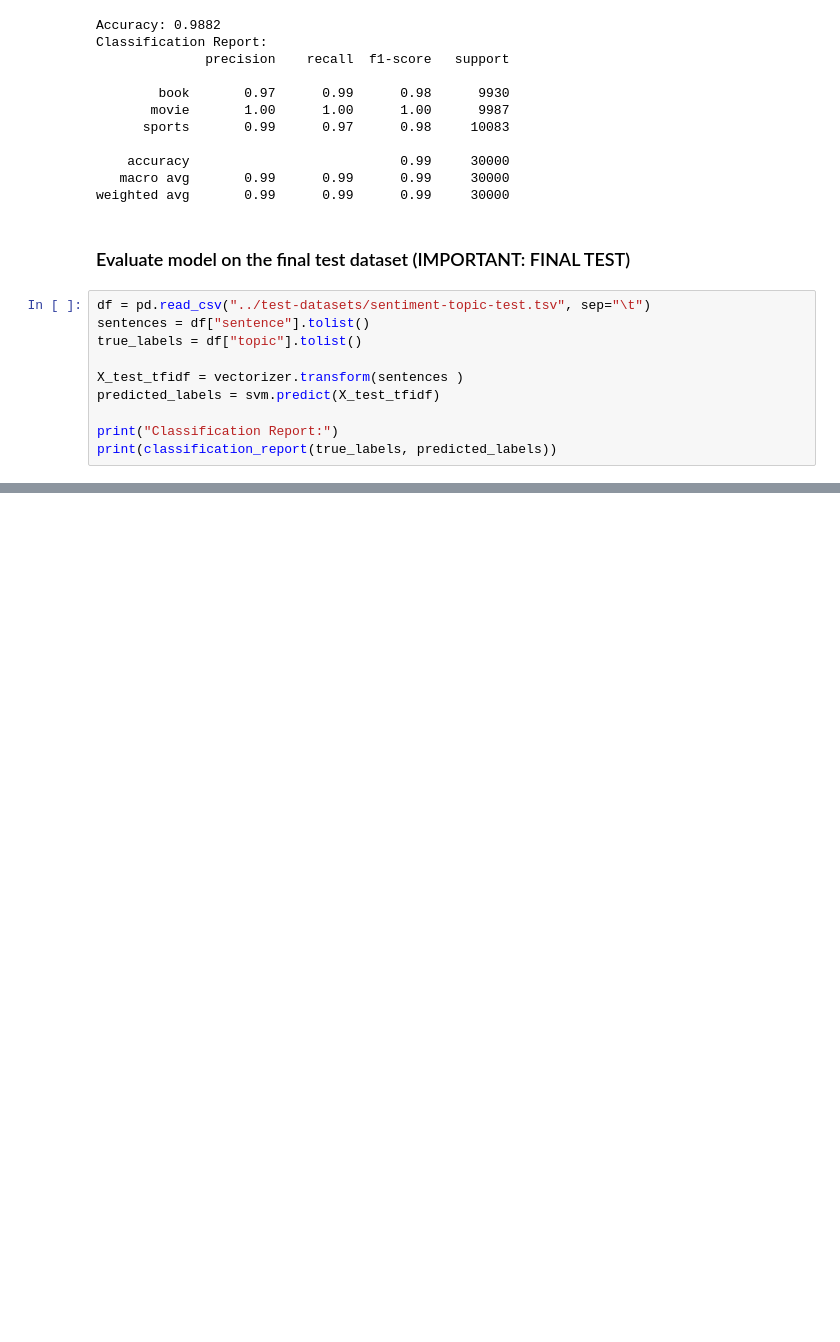
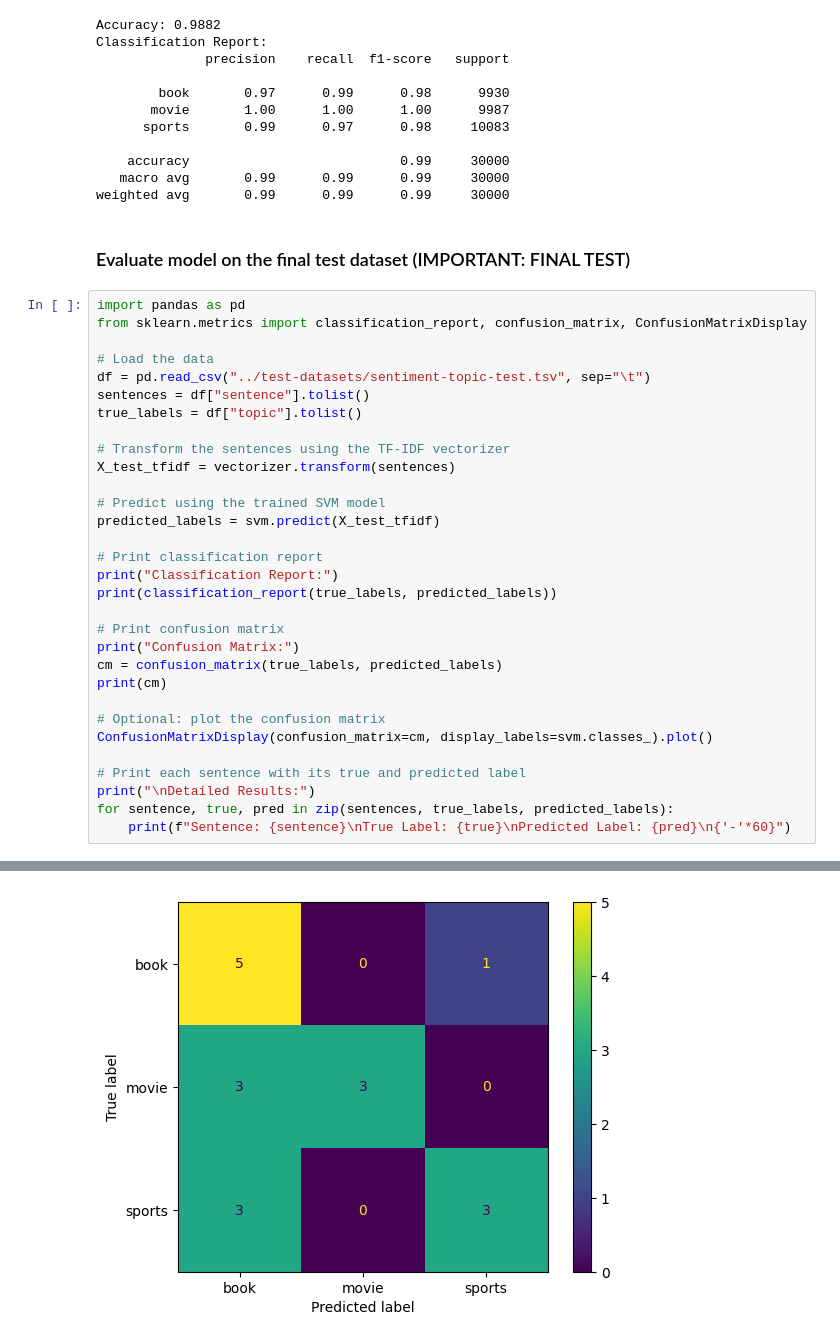
Before and after one commit to Vseonym/Text-Mining-For-AI, a Jupyter notebook: Topic analysis/topic-analysis.ipynb, the cells around one changed output, grey strips where cells are left out. Drawn from its saved outputs; the diff is of its cells as text; blank space fills up the shorter version.

Commit message:
added some evaluation metrics

```diff
--- a/Topic analysis/topic-analysis.ipynb
+++ b/Topic analysis/topic-analysis.ipynb
@@ -53,15 +53,36 @@ weighted avg       0.99      0.99      0.99     30000
 # %% [markdown]
 ### Evaluate model on the final test dataset (IMPORTANT: FINAL TEST)
 # %%
+import pandas as pd
+from sklearn.metrics import classification_report, confusion_matrix, ConfusionMatrixDisplay
+
+# Load the data
 df = pd.read_csv("../test-datasets/sentiment-topic-test.tsv", sep="\t")
 sentences = df["sentence"].tolist()
 true_labels = df["topic"].tolist()
 
-X_test_tfidf = vectorizer.transform(sentences )
+# Transform the sentences using the TF-IDF vectorizer
+X_test_tfidf = vectorizer.transform(sentences)
+
+# Predict using the trained SVM model
 predicted_labels = svm.predict(X_test_tfidf)
 
+# Print classification report
 print("Classification Report:")
 print(classification_report(true_labels, predicted_labels))
+
+# Print confusion matrix
+print("Confusion Matrix:")
+cm = confusion_matrix(true_labels, predicted_labels)
+print(cm)
+
+# Optional: plot the confusion matrix
+ConfusionMatrixDisplay(confusion_matrix=cm, display_labels=svm.classes_).plot()
+
+# Print each sentence with its true and predicted label
+print("\nDetailed Results:")
+for sentence, true, pred in zip(sentences, true_labels, predicted_labels):
+    print(f"Sentence: {sentence}\nTrue Label: {true}\nPredicted Label: {pred}\n{'-'*60}")
 # %% [output]
 Classification Report:
               precision    recall  f1-score   support
@@ -75,0 +104 @@ weighted avg       0.73      0.61      0.62        18
+[figure, added]
```
Also changed, not shown: parts of 1 cell of this notebook.
